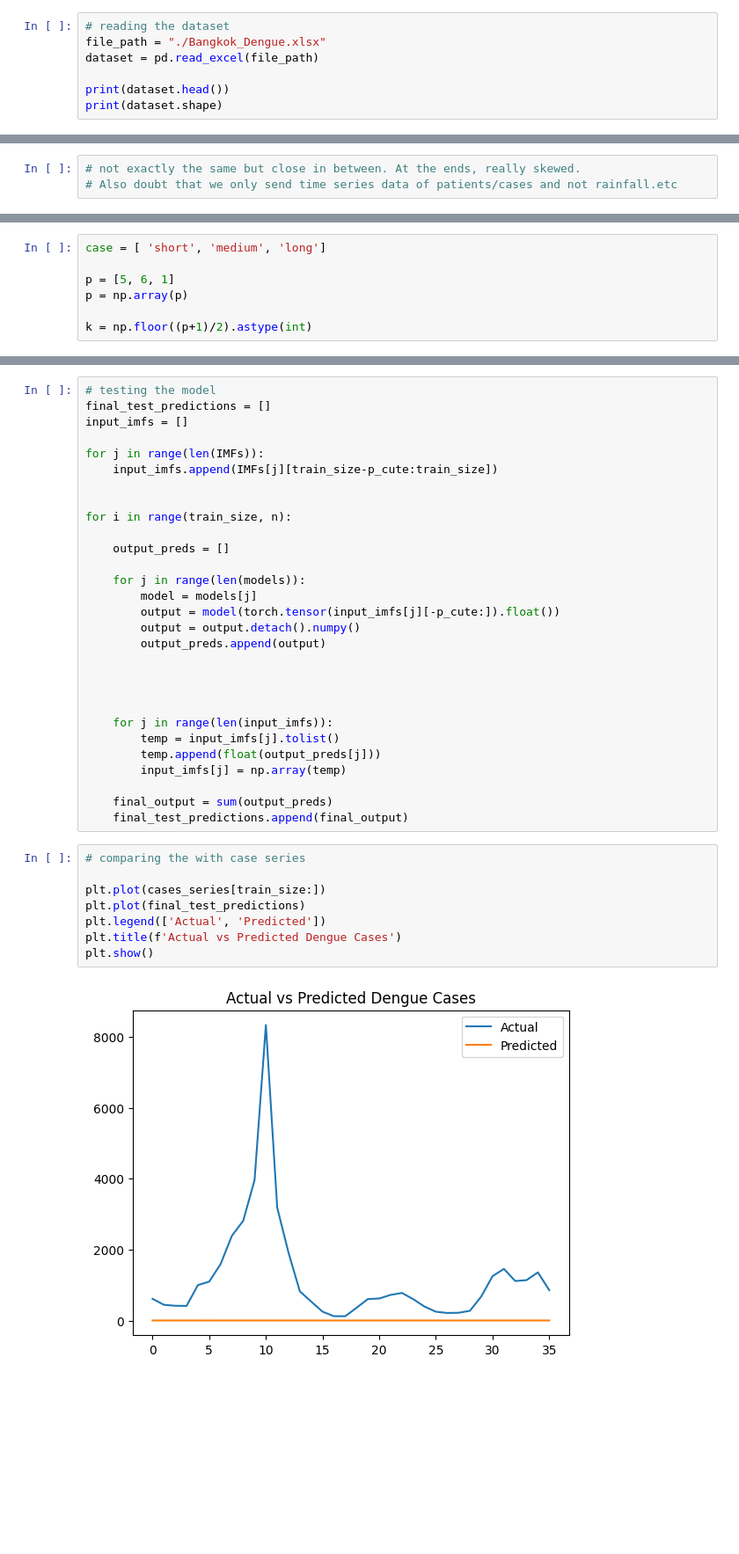
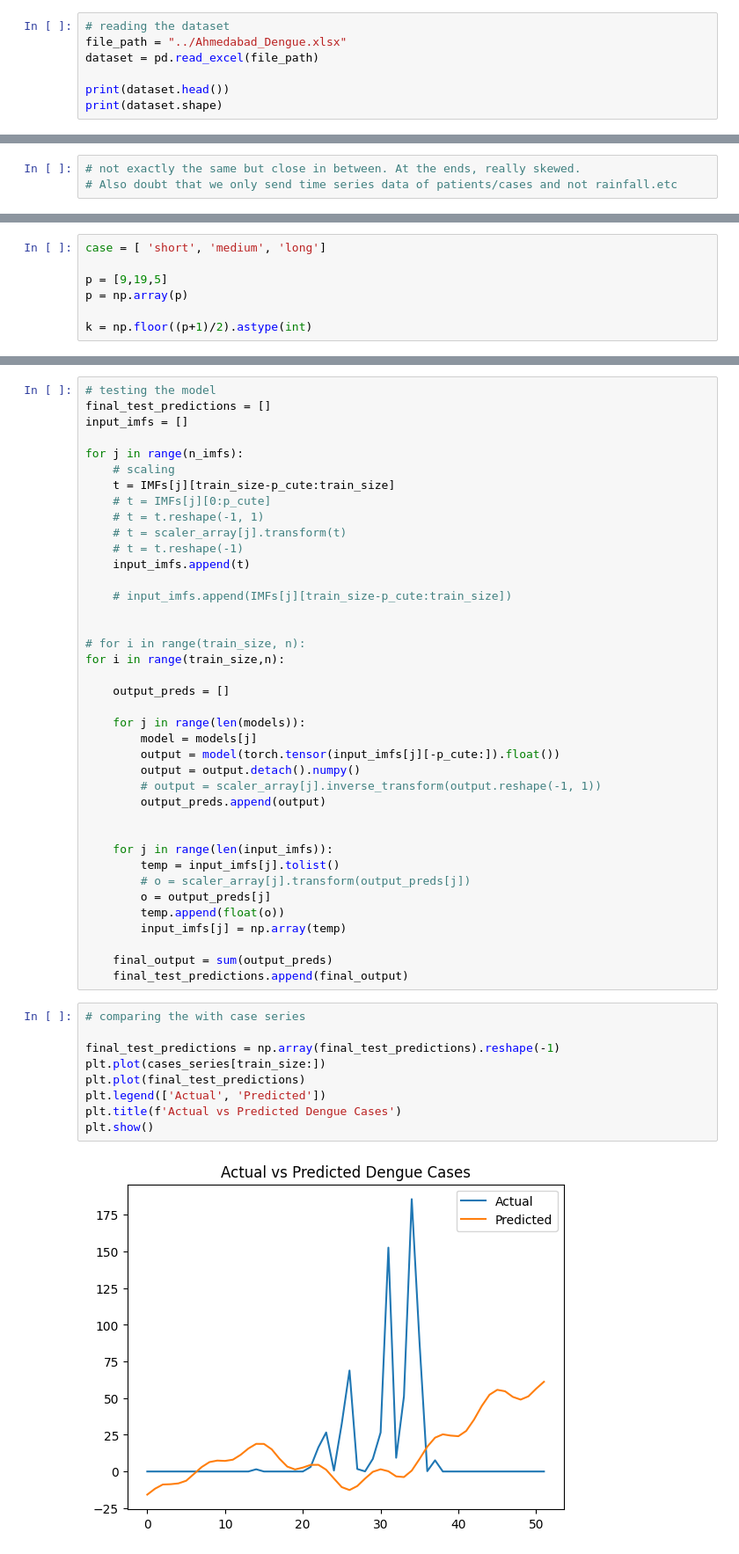
Before and after one commit to AmeyChoudhary/DPCN_Baby_Sharks, a Jupyter notebook: Amey/Code.ipynb, the cells around one changed output, grey strips where cells are left out. Shown at 88% size. Saved outputs shown, nothing was run; the diff lists cells and outputs as text; blank space fills up the shorter version.

```diff
--- a/Amey/Code.ipynb
+++ b/Amey/Code.ipynb
@@ -12,7 +12,7 @@ import pandas as pd
 #### Implementing EMD
 # %%
 # reading the dataset
-file_path = "./Bangkok_Dengue.xlsx"
+file_path = "../Ahmedabad_Dengue.xlsx"
 dataset = pd.read_excel(file_path)
 
 print(dataset.head())
@@ -180,7 +178,7 @@ print(len(IMFs[0]))
 # %%
 case = [ 'short', 'medium', 'long']
 
-p = [5, 6, 1]
+p = [9,19,5]
 p = np.array(p)
 
 k = np.floor((p+1)/2).astype(int)
@@ -282,11 +306,20 @@ Epoch 181/200
 final_test_predictions = []
 input_imfs = []
 
-for j in range(len(IMFs)):
-    input_imfs.append(IMFs[j][train_size-p_cute:train_size])
+for j in range(n_imfs):
+    # scaling
+    t = IMFs[j][train_size-p_cute:train_size]
+    # t = IMFs[j][0:p_cute]
+    # t = t.reshape(-1, 1)
+    # t = scaler_array[j].transform(t)
+    # t = t.reshape(-1)
+    input_imfs.append(t)
+
+    # input_imfs.append(IMFs[j][train_size-p_cute:train_size])
 
 
-for i in range(train_size, n):
+# for i in range(train_size, n):
+for i in range(train_size,n):
 
     output_preds = []
 
@@ -294,14 +327,15 @@ for i in range(train_size, n):
         model = models[j]
         output = model(torch.tensor(input_imfs[j][-p_cute:]).float())
         output = output.detach().numpy()
+        # output = scaler_array[j].inverse_transform(output.reshape(-1, 1))
         output_preds.append(output)
-
-
 
 
     for j in range(len(input_imfs)):
         temp = input_imfs[j].tolist()
-        temp.append(float(output_preds[j]))
+        # o = scaler_array[j].transform(output_preds[j])
+        o = output_preds[j]
+        temp.append(float(o))
         input_imfs[j] = np.array(temp)
 
     final_output = sum(output_preds)
@@ -309,13 +343,14 @@ for i in range(train_size, n):
 # %%
 # comparing the with case series
 
+final_test_predictions = np.array(final_test_predictions).reshape(-1)
 plt.plot(cases_series[train_size:])
 plt.plot(final_test_predictions)
 plt.legend(['Actual', 'Predicted'])
 plt.title(f'Actual vs Predicted Dengue Cases')
 plt.show()
 # %% [output]
-[figure, old version]
+[figure, new version]
 # %%
 plt.subplot(2, 1, 1)
 plt.plot(cases_series[train_size:])
```
Also changed, not shown: parts of 11 cells of this notebook.
